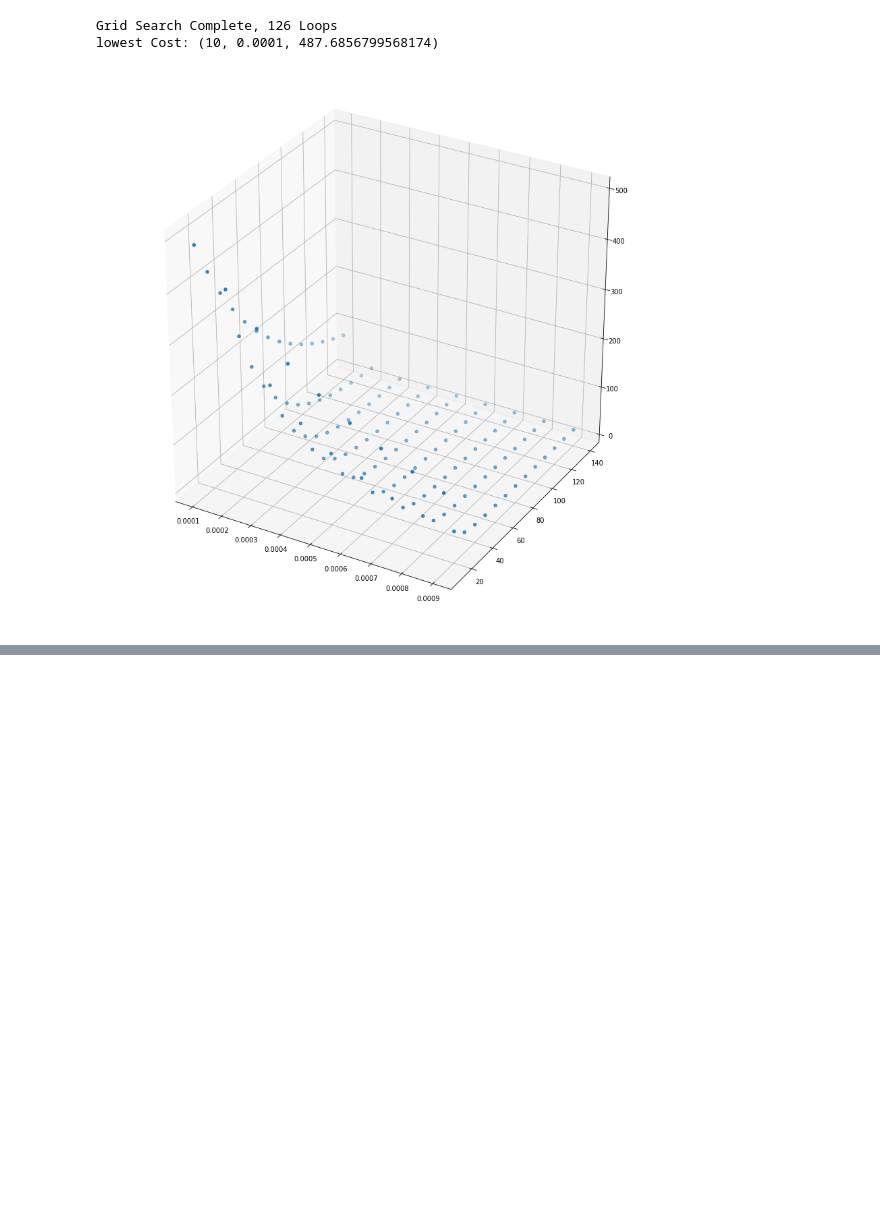
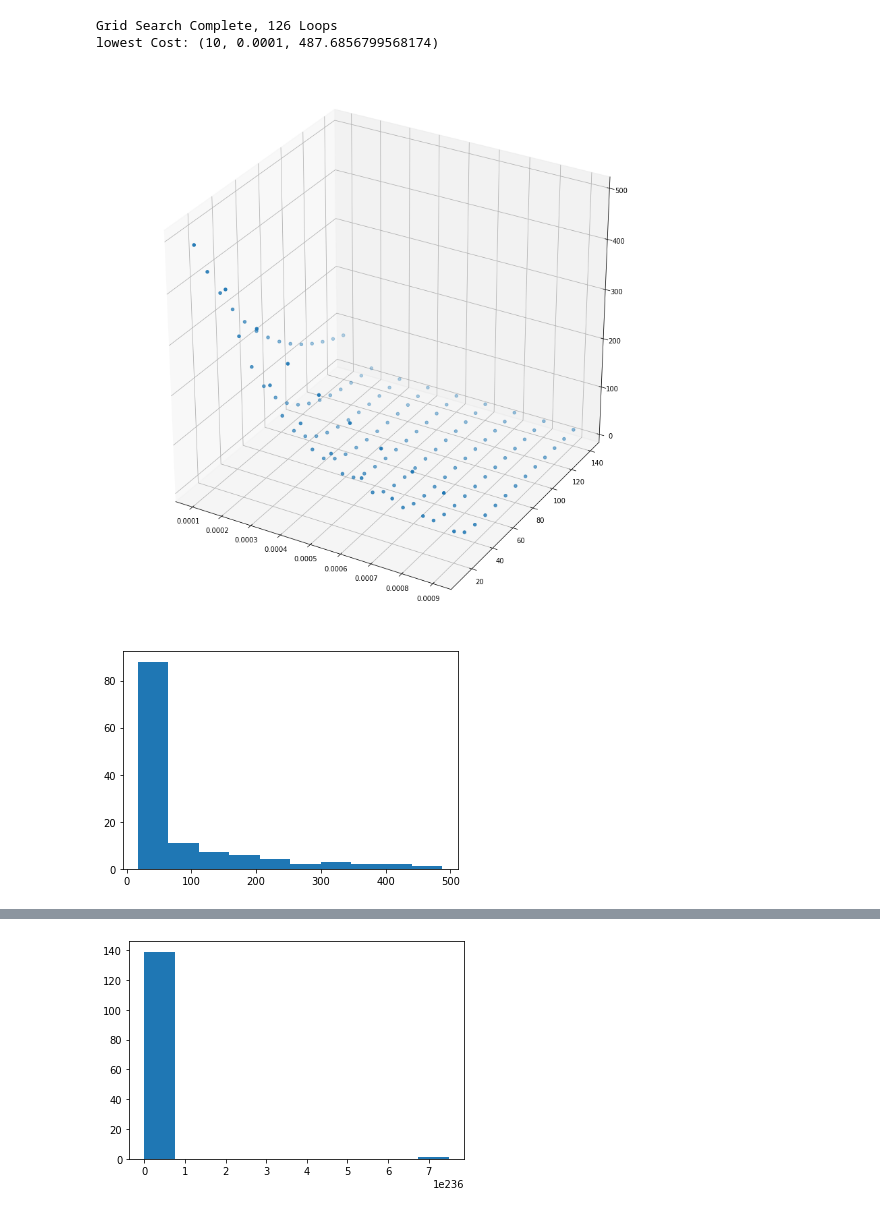
Before and after one commit to raminetinati/Simple-ML-Examples, a Jupyter notebook: simple_ml_concepts/Simple_ML_Understandings - Gradient Descent.ipynb, the cells around one changed output, grey strips where cells are left out. Saved outputs shown, nothing was run; the diff lists cells and outputs as text; code cells hidden in the pictures; blank space fills up the shorter version.

```diff
--- a/simple_ml_concepts/Simple_ML_Understandings - Gradient Descent.ipynb
+++ b/simple_ml_concepts/Simple_ML_Understandings - Gradient Descent.ipynb
@@ -242,5 +246,4 @@ Making Data with the following Linear Equation: y = 3x + 1
 # %%
-# demonstrate hyperparameter grid search!
 
 def grid_search(X,y, min_learning_rate=0.0001, max_learning_rate=0.001, min_epochs=10, max_epochs=150):
     '''
@@ -271,21 +274,32 @@ def grid_search(X,y, min_learning_rate=0.0001, max_learning_rate=0.001, min_epoc
     return costs
 
 costs = grid_search(X,y)
+costs_large_lr = grid_search(X,y, min_learning_rate=0.01, max_learning_rate=0.1)
 # %% [output]
 Grid Search Complete, 126 Loops
 lowest Cost: (10, 0.0001, 487.6856799568174)
 # %%
 def display_grid_results(costs):
 
     epochs = [a_tuple[0] for a_tuple in costs]
     lrs = [a_tuple[1] for a_tuple in costs]
     cost = [a_tuple[2] for a_tuple in costs]
     fig = plt.figure(figsize=(15,15))
 
     ax = plt.axes(projection='3d')
     ax.scatter3D(lrs, epochs, cost,  cmap='Greens');
     plt.show()
 
+def display_cost_hist(costs):
+
+    cost = [a_tuple[2] for a_tuple in costs]
+    plt.hist(cost)
+    plt.show()
+
 display_grid_results(costs)
+display_cost_hist(costs)
+display_grid_results(costs_large_lr)
+display_cost_hist(costs_large_lr)
 # %% [output]
 [figure]
+[figure, added]
@@ -291,0 +307 @@ display_grid_results(costs)
+[figure, added]
```
Also changed, not shown: parts of 4 cells of this notebook.
